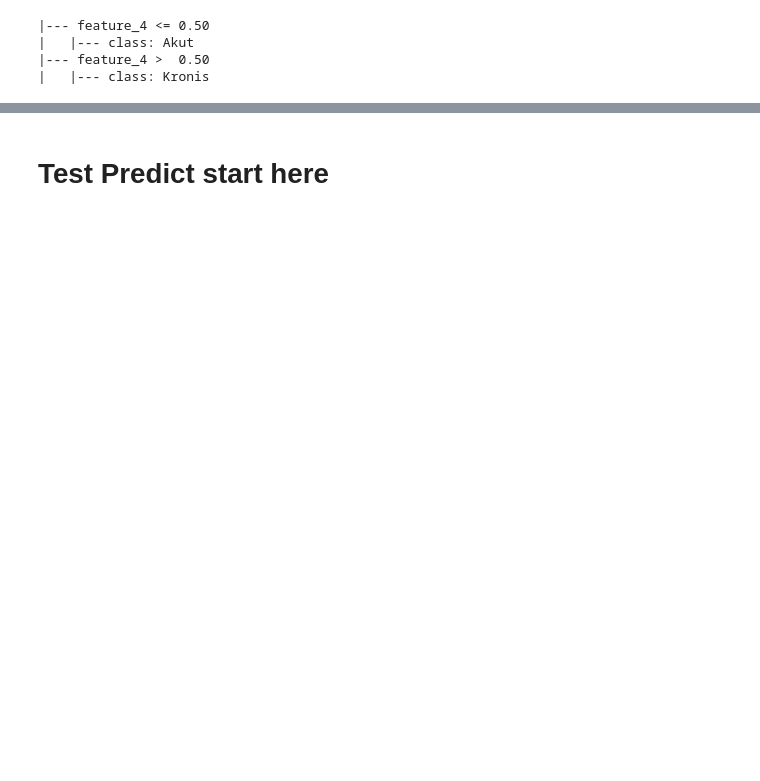
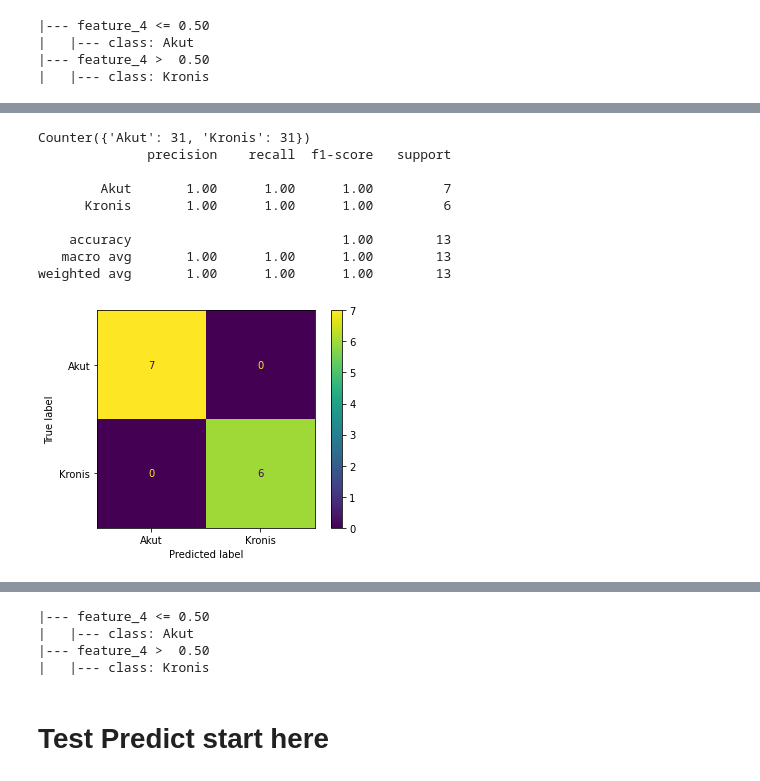
Before and after one commit to muhamadrefo/Diare, a Jupyter notebook: Diare_v_4_0'.ipynb, the cells around one changed output, grey strips where cells are left out. Drawn from its saved outputs; the diff is of its cells as text; code cells hidden in the pictures; blank space fills up the shorter version.

```diff
--- a/Diare_v_4_0'.ipynb
+++ b/Diare_v_4_0'.ipynb
@@ -214,0 +233,13 @@ weighted avg       1.00      1.00      1.00        97
+# %%
+under()
+# %% [output]
+Counter({'Akut': 31, 'Kronis': 31})
+              precision    recall  f1-score   support
+
+        Akut       1.00      1.00      1.00         7
+      Kronis       1.00      1.00      1.00         6
+
+    accuracy                           1.00        13
+   macro avg       1.00      1.00      1.00        13
+weighted avg       1.00      1.00      1.00        13
+[figure, added]
@@ -215,3 +247,7 @@ weighted avg       1.00      1.00      1.00        97
+|--- feature_4 <= 0.50
+|   |--- class: Akut
+|--- feature_4 >  0.50
+|   |--- class: Kronis
 # %% [markdown]
 # Test Predict start here
 # %%
```
Also changed, not shown: parts of 15 cells of this notebook.
